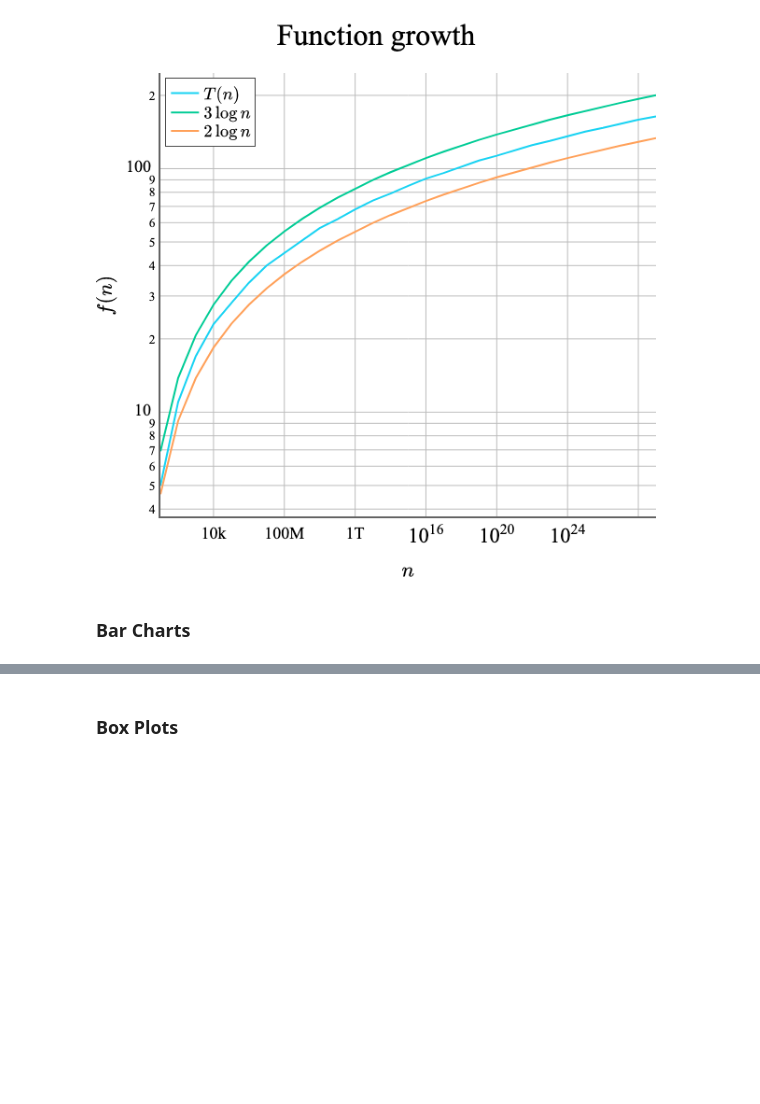
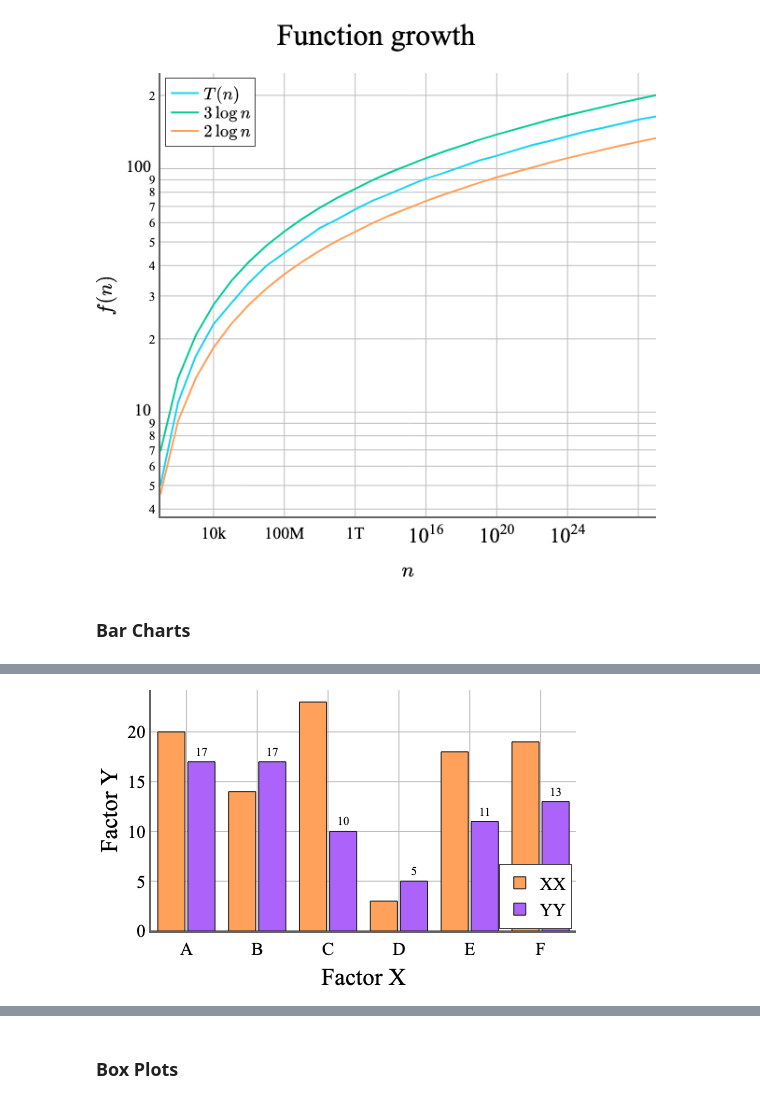
Before and after one commit to mogproject/easy-plotly, a Jupyter notebook: notebooks/01_Examples.ipynb, the cells around one changed output, grey strips where cells are left out. Drawn from its saved outputs; the diff is of its cells as text; code cells hidden in the pictures; blank space fills up the shorter version.

```diff
--- a/notebooks/01_Examples.ipynb
+++ b/notebooks/01_Examples.ipynb
@@ -39,5 +41,5 @@ fig = ep.PlotlyFigure('../templates/bar.yml', x_title='Factor X', y_title='Facto
 
 fig.add_bar(x=['A', 'B', 'C', 'D', 'E', 'F'], y=[20, 14, 23, 3, 18, 19], name='XX', template=4)
 fig.add_bar(x=['A', 'B', 'C', 'D', 'E', 'F'], y=[17, 17, 10, 5, 11, 13], name='YY', text=[17, 17, 10, 5, 11, 13], template=3)
-fig.show()
+fig.to_png(show=True)
 # %% [output]
@@ -45,3 +46,4 @@ fig.show()
+[figure, added]
 # %%
 fig = ep.PlotlyFigure('../templates/bar.yml', x_title='Factor X', y_title='Factor Y')
 
```
Also changed, not shown: parts of 6 cells of this notebook, 1 other file.
